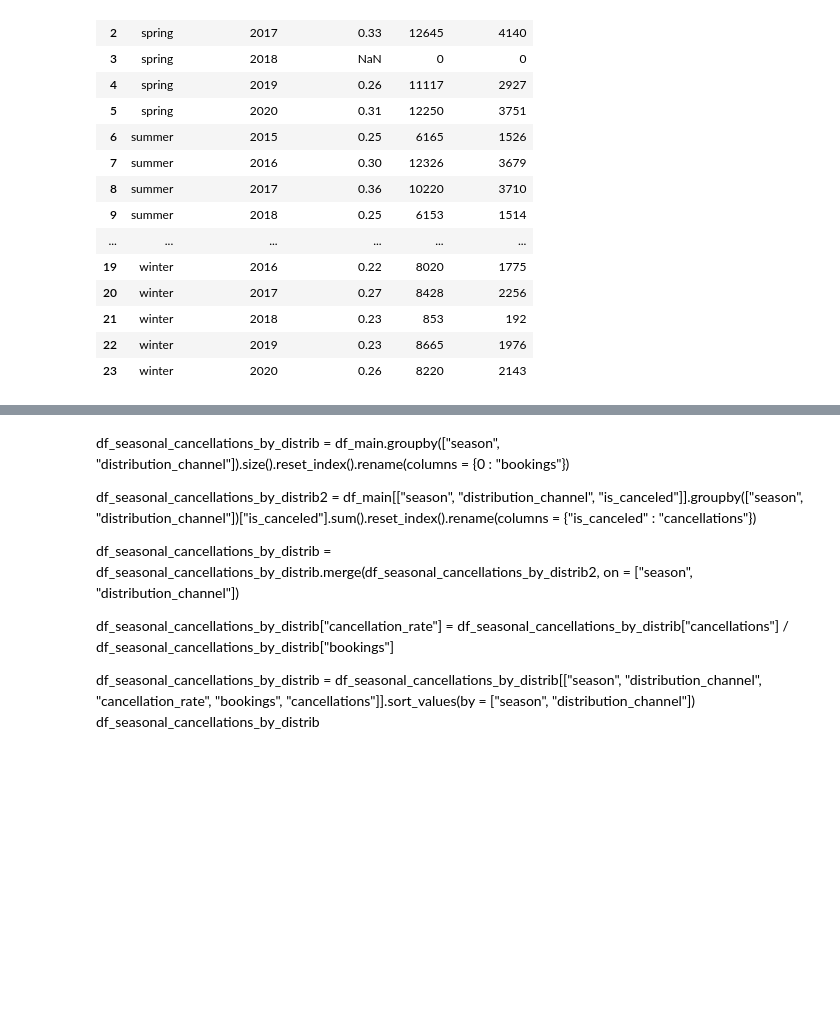
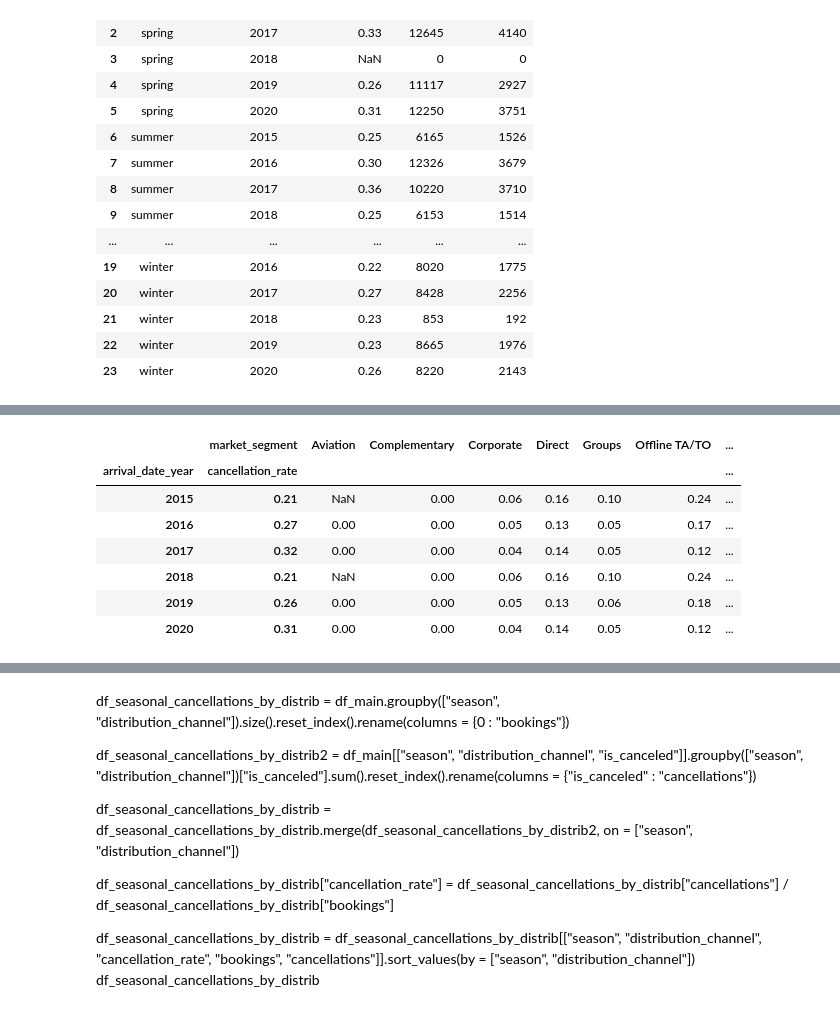
Before and after one commit to dngsus/data_analysis, a Jupyter notebook: 01 Hotel Bookings/01 Hotel v01.ipynb, the cells around one changed output, grey strips where cells are left out. Cells and saved outputs as stored; diff of their text form; code cells hidden in the pictures; blank space fills up the shorter version.

```diff
--- a/01 Hotel Bookings/01 Hotel v01.ipynb
+++ b/01 Hotel Bookings/01 Hotel v01.ipynb
@@ -955,0 +1015,25 @@ df_seasonal_cancellations.sort_values(by = ["season", "arrival_date_year"])
+# %%
+df_segments_by_yyyy = df_main.groupby(["arrival_date_year", "market_segment"]).size().reset_index().rename(columns = {0 : "bookings"})
+df_segments_by_yyyy["year_bookings"] = df_segments_by_yyyy.groupby("arrival_date_year")["bookings"].transform("sum")
+df_segments_by_yyyy["segment_pc"] = df_segments_by_yyyy["bookings"] / df_segments_by_yyyy["year_bookings"]
+df_segments_by_yyyy = df_segments_by_yyyy.merge(df_yyyy_cancellations[["arrival_date_year", "cancellation_rate"]], on = "arrival_date_year")
+
+df_segments_by_yyyy_pvt = df_segments_by_yyyy[["arrival_date_year", "market_segment", "segment_pc", "cancellation_rate"]]
+df_segments_by_yyyy_pvt = df_segments_by_yyyy.pivot(index = ["arrival_date_year", "cancellation_rate"], columns = "market_segment", values = "segment_pc")
+df_segments_by_yyyy_pvt
+# df_segments_by_time2 = df_main[["market_segment", "is_canceled"]].groupby("market_segment")["is_canceled"].sum().reset_index().rename(columns = {"is_canceled" : "cancellations"})
+
+# df_segments_by_time = df_segments_by_time.merge(df_segments_by_time2, on = "market_segment")
+
+# df_segments_by_time["cancellation_rate"] = df_segments_by_time["cancellations"] / df_segments_by_time["bookings"]
+# df_segments_by_time_basic = df_segments_by_time[["market_segment", "cancellation_rate", "bookings", "cancellations"]].sort_values(by = "cancellation_rate", ascending = False)
+# df_segments_by_time_basic
+# %% [output]
+|  | market_segment | Aviation | Complementary | Corporate | Direct | Groups | Offline TA/TO | ... |
+| arrival_date_year | cancellation_rate |  |  |  |  |  |  | ... |
+| 2015 | 0.21 | NaN | 0.00 | 0.06 | 0.16 | 0.10 | 0.24 | ... |
+| 2016 | 0.27 | 0.00 | 0.00 | 0.05 | 0.13 | 0.05 | 0.17 | ... |
+| 2017 | 0.32 | 0.00 | 0.00 | 0.04 | 0.14 | 0.05 | 0.12 | ... |
+| 2018 | 0.21 | NaN | 0.00 | 0.06 | 0.16 | 0.10 | 0.24 | ... |
+| 2019 | 0.26 | 0.00 | 0.00 | 0.05 | 0.13 | 0.06 | 0.18 | ... |
+| 2020 | 0.31 | 0.00 | 0.00 | 0.04 | 0.14 | 0.05 | 0.12 | ... |
```
Also changed, not shown: parts of 34 cells of this notebook.
